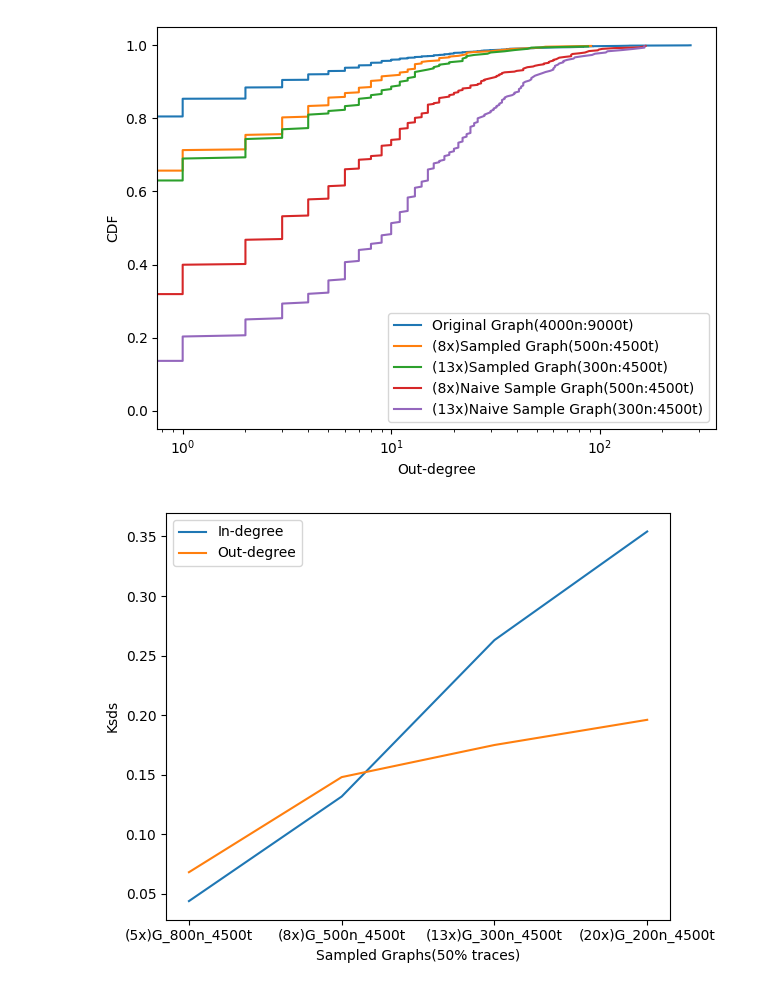
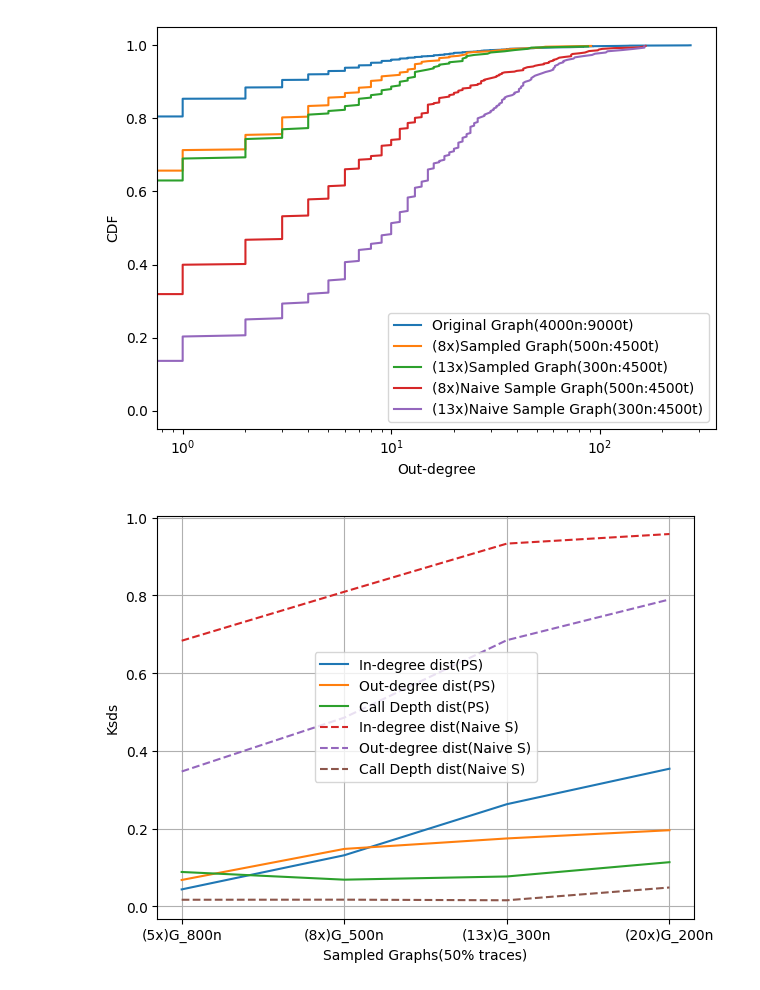
Before and after one commit to ritulS/TraceProc, a Jupyter notebook: graph_evaluation.ipynb, the cells around one changed output. Saved outputs shown, nothing was run; the diff lists cells and outputs as text; code cells hidden in the pictures.

Commit message:
naive sampling evaluation complete

```diff
--- a/graph_evaluation.ipynb
+++ b/graph_evaluation.ipynb
@@ -324,54 +374,97 @@ calc_sfsl_ratio(G_500n_2250t, node_details_dict)
 KSDS experiment
 '''
 class G_ksds_eval_info:
-    def __init__(self,G,label) -> None:
+    def __init__(self,G,traces_dict, label, samp_method, plt_format='Samp') -> None:
         self.indeg_dist = get_deg_dist(G, 'in')
         self.outdeg_dist = get_deg_dist(G, 'out')
+        self.cd_dist = get_cd_dist(traces_dict)
         self.label = label
+        self.samp_method = samp_method
+        self.plt_format = plt_format
 
+# Get traces dict
+T_prime_800n_4500t = pkl_to_dict('downsampled_graphs/800nodes_4500traces.pkl')
+T_prime_500n_4500t = pkl_to_dict('downsampled_graphs/500nodes_4500traces.pkl')
+T_prime_300n_4500t = pkl_to_dict('downsampled_graphs/300nodes_4500traces.pkl')
+T_prime_200n_4500t = pkl_to_dict('downsampled_graphs/200nodes_4500traces.pkl')
+T_ns_800n_4500t = pkl_to_dict('naive_sampled_graphs/800nodes_4500traces.pkl')
+T_ns_500n_4500t = pkl_to_dict('naive_sampled_graphs/500nodes_4500traces.pkl')
+T_ns_300n_4500t = pkl_to_dict('naive_sampled_graphs/300nodes_4500traces.pkl')
+T_ns_200n_4500t = pkl_to_dict('naive_sampled_graphs/200nodes_4500traces.pkl')
+
+# Build graphs
+G_original = build_digraph_from_tracesdict(T_original)
 G_800n_4500t = pkl_to_graph('800nodes_4500traces')
 G_500n_4500t = pkl_to_graph('500nodes_4500traces')
 G_300n_4500t = pkl_to_graph('300nodes_4500traces')
 G_200n_4500t = pkl_to_graph('200nodes_4500traces')
+G_ns_800n = build_digraph_from_tracesdict(T_ns_800n_4500t)
+G_ns_500n = build_digraph_from_tracesdict(T_ns_500n_4500t)
+G_ns_300n = build_digraph_from_tracesdict(T_ns_300n_4500t)
+G_ns_200n = build_digraph_from_tracesdict(T_ns_200n_4500t)
 
-G_original_eval = G_ksds_eval_info(G_original,'Original Graph')
-G_800n_4500t_eval = G_ksds_eval_info(G_800n_4500t,'(5x)G_800n_4500t')
-G_500n_4500t_eval = G_ksds_eval_info(G_500n_4500t,'(8x)G_500n_4500t')
-G_300n_4500t_eval = G_ksds_eval_info(G_300n_4500t,'(13x)G_300n_4500t')
-G_200n_4500t_eval = G_ksds_eval_info(G_200n_4500t,'(20x)G_200n_4500t')
 
-ksds_exp_input = [G_800n_4500t_eval, G_500n_4500t_eval, G_300n_4500t_eval, G_200n_4500t_eval]
+G_original_eval = G_ksds_eval_info(G_original, T_original,'Original Graph', 'ps')
+G_800n_ksds_eval = G_ksds_eval_info(G_800n_4500t, T_prime_800n_4500t, '(5x)G_800n', 'ps')
+G_500n_ksds_eval = G_ksds_eval_info(G_500n_4500t, T_prime_500n_4500t, '(8x)G_500n', 'ps')
+G_300n_ksds_eval = G_ksds_eval_info(G_300n_4500t, T_prime_300n_4500t, '(13x)G_300n', 'ps')
+G_200n_ksds_eval = G_ksds_eval_info(G_200n_4500t, T_prime_200n_4500t, '(20x)G_200n', 'ps')
+G_ns_800n_ksds_eval = G_ksds_eval_info(G_ns_800n, T_ns_800n_4500t, '(5x)G_800n', 'ns', '--')
+G_ns_500n_ksds_eval = G_ksds_eval_info(G_ns_500n, T_ns_500n_4500t, '(8x)G_500n', 'ns', '--')
+G_ns_300n_ksds_eval = G_ksds_eval_info(G_ns_300n, T_ns_300n_4500t, '(13x)G_300n', 'ns', '--')
+G_ns_200n_ksds_eval = G_ksds_eval_info(G_ns_200n, T_ns_200n_4500t, '(20x)G_200n', 'ns', '--')
 
+ksds_exp_input = [G_800n_ksds_eval, G_500n_ksds_eval, G_300n_ksds_eval,\
+                   G_200n_ksds_eval, G_ns_800n_ksds_eval, G_ns_500n_ksds_eval,\
+                   G_ns_300n_ksds_eval, G_ns_200n_ksds_eval]
+
+# ksds_exp_input_ns = [ G_ns_500n_ksds_eval, G_ns_300n_ksds_eval]
 def ksds_experiment(ksds_exp_input, g_org_eval):
     '''
     Args: ksds_exp_input= [List of graphs in G_eval_info() object format],
           g_org_eval= G_eval_info() object of orignal graph.
     '''
-    indeg_ksds_arr = []
-    outdeg_ksds_arr = []
+    indeg_ksds_ps_arr = []
+    outdeg_ksds_ps_arr = []
+    cd_ksds_ps_arr = []
+    indeg_ksds_ns_arr = []
+    outdeg_ksds_ns_arr = []
+    cd_ksds_ns_arr = []
     glabel_arr = []
     for g_eval in ksds_exp_input:
         indeg_ksds, indeg_p_val = stats.ks_2samp(g_org_eval.indeg_dist, g_eval.indeg_dist)
         outdeg_ksds, outdeg_p_val = stats.ks_2samp(g_org_eval.outdeg_dist, g_eval.outdeg_dist)
-        indeg_ksds_arr.append(indeg_ksds)
-        outdeg_ksds_arr.append(outdeg_ksds)
-        glabel_arr.append(g_eval.label)
+        cd_ksds, cd_p_val = stats.ks_2samp(g_org_eval.cd_dist, g_eval.cd_dist)
+        if g_eval.samp_method == "ps":
+            indeg_ksds_ps_arr.append(indeg_ksds)
+            outdeg_ksds_ps_arr.append(outdeg_ksds)
+            cd_ksds_ps_arr.append(cd_ksds)
+        elif g_eval.samp_method == "ns":
+            indeg_ksds_ns_arr.append(indeg_ksds)
+            outdeg_ksds_ns_arr.append(outdeg_ksds)
+            cd_ksds_ns_arr.append(cd_ksds)
+        if g_eval.label not in glabel_arr:
+            glabel_arr.append(g_eval.label)
         # cd_ksds, cd_p_val = stats.ks_2samp(g_org_eval.cd_dist, g_eval.cd_dist)
-        # print(g_eval.label, "Indeg ksds: ", indeg_ksds)
-        # print(g_eval.label, "Outdeg ksds: ", outdeg_ksds)
-    plt.plot(glabel_arr, indeg_ksds_arr, label=f"In-degree")
-    plt.plot(glabel_arr, outdeg_ksds_arr, label=f"Out-degree")
+    plt.plot(glabel_arr, indeg_ksds_ps_arr, label=f"In-degree dist(PS)")
+    plt.plot(glabel_arr, outdeg_ksds_ps_arr, label=f"Out-degree dist(PS)")
+    plt.plot(glabel_arr, cd_ksds_ps_arr, label=f"Call Depth dist(PS)")
+    plt.plot(glabel_arr, indeg_ksds_ns_arr, label=f"In-degree dist(Naive S)", linestyle="--")
+    plt.plot(glabel_arr, outdeg_ksds_ns_arr, label=f"Out-degree dist(Naive S)", linestyle="--")
+    plt.plot(glabel_arr, cd_ksds_ns_arr, label=f"Call Depth dist(Naive S)", linestyle="--")
+    plt.grid(True)
     plt.xlabel('Sampled Graphs(50% traces)')
+    plt.yscale('linear')
     plt.ylabel('Ksds')
     plt.legend()
     plt.tight_layout()
     # plt.show()
-    plt.savefig(f"figs/ksds_50per.png")
+    plt.savefig(f"figs/ksds_50per_with_ns.png")
 
 
 ksds_experiment(ksds_exp_input, G_original_eval)
 # %% [output]
-[figure, old version]
+[figure, new version]
 # %%
 '''
 Call depth percentage distribution
```
Also changed, not shown: parts of 4 cells of this notebook, 1 other file.
